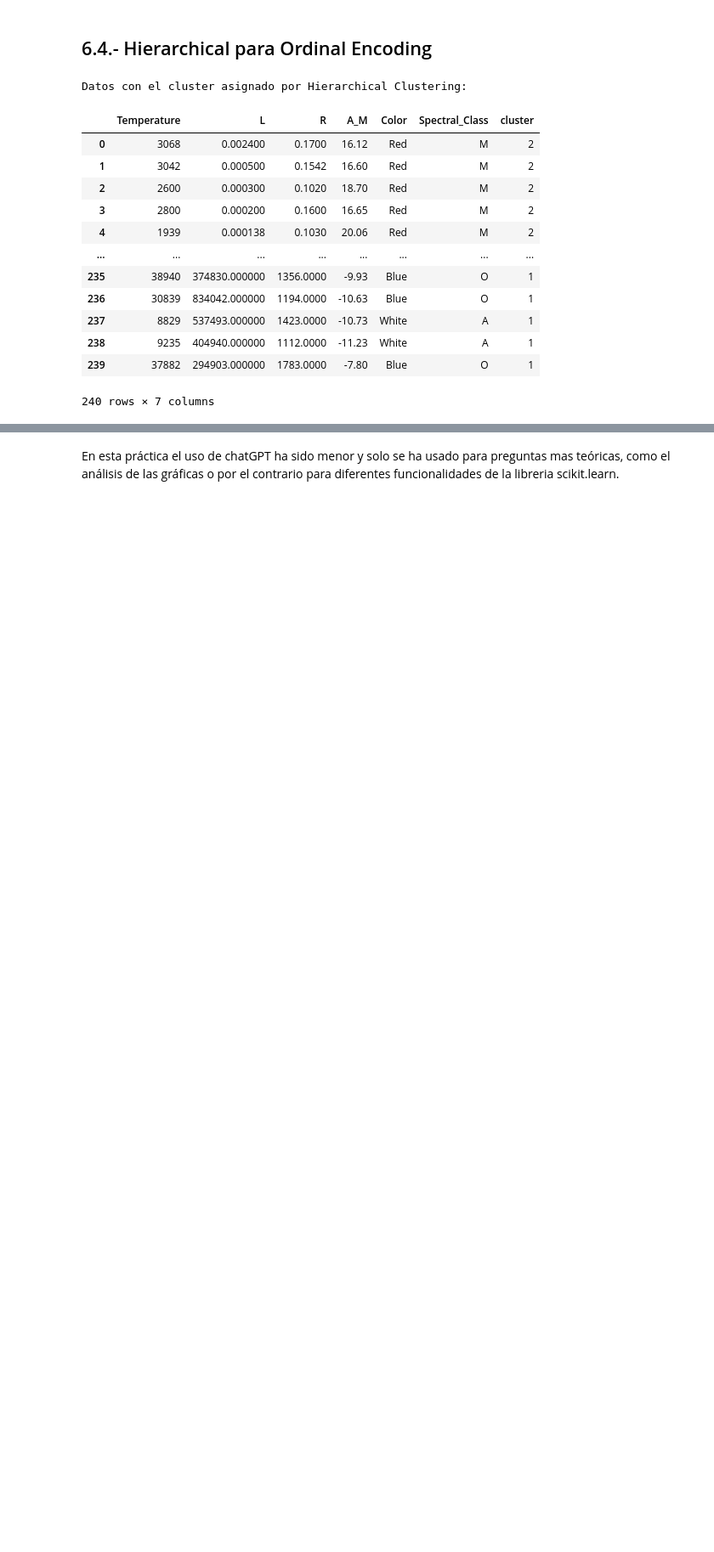
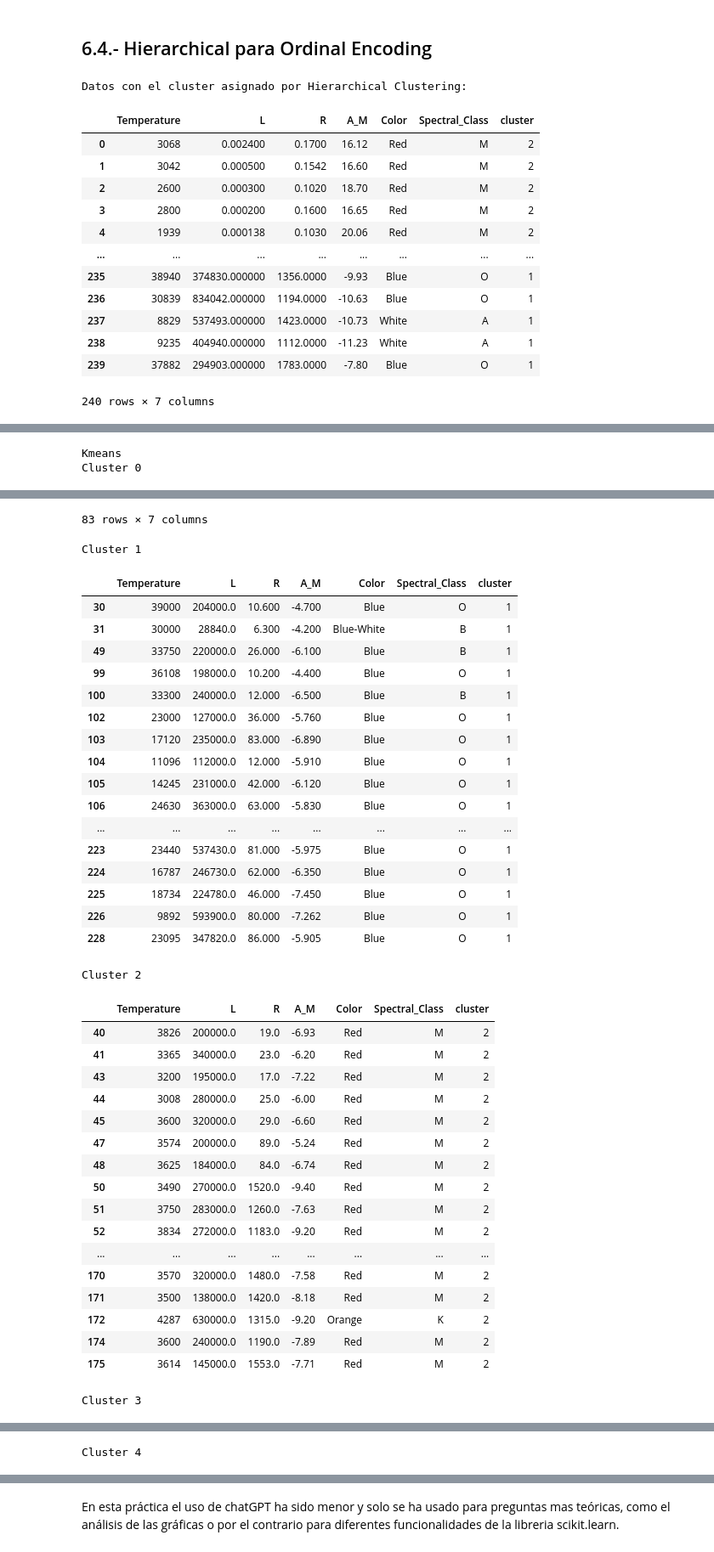
Before and after one commit to RaulCarrero02/G23.P2.100451286.100472334, a Jupyter notebook: kmean.ipynb, the cells around one changed output, grey strips where cells are left out. Shown at 85% size. Cells and saved outputs as stored; diff of their text form; code cells hidden in the pictures; blank space fills up the shorter version.

```diff
--- a/kmean.ipynb
+++ b/kmean.ipynb
@@ -1205,0 +1366,22 @@ En el caso de DBscan para la transformación de los datos en Ordinal Encoding es
+# %%
+
+# Kmeans
+print("Kmeans")
+for i in range(6):
+    print(f"Cluster {i}")
+    display(Kmeans_oe_df[Kmeans_oe_df['cluster'] == i])
+
+# Hierarchical Clustering
+print("Hierarchical Clustering")
+for i in range(6):
+    print(f"Cluster {i}")
+    display(hierarchical_oe_df[hierarchical_oe_df['cluster'] == i])
+
+# DBSCAN
+print("DBSCAN")
+for i in np.unique(dbscan_oe_df['cluster']):
+    print(f"Cluster {i}")
+    display(dbscan_oe_df[dbscan_oe_df['cluster'] == i])
+# %% [output]
+Kmeans
+Cluster 0
@@ -1205,0 +1400,38 @@ En el caso de DBscan para la transformación de los datos en Ordinal Encoding es
+83 rows × 7 columns
+Cluster 1
+|  | Temperature | L | R | A_M | Color | Spectral_Class | cluster |
+| 30 | 39000 | 204000.0 | 10.600 | -4.700 | Blue | O | 1 |
+| 31 | 30000 | 28840.0 | 6.300 | -4.200 | Blue-White | B | 1 |
+| 49 | 33750 | 220000.0 | 26.000 | -6.100 | Blue | B | 1 |
+| 99 | 36108 | 198000.0 | 10.200 | -4.400 | Blue | O | 1 |
+| 100 | 33300 | 240000.0 | 12.000 | -6.500 | Blue | B | 1 |
+| 102 | 23000 | 127000.0 | 36.000 | -5.760 | Blue | O | 1 |
+| 103 | 17120 | 235000.0 | 83.000 | -6.890 | Blue | O | 1 |
+| 104 | 11096 | 112000.0 | 12.000 | -5.910 | Blue | O | 1 |
+| 105 | 14245 | 231000.0 | 42.000 | -6.120 | Blue | O | 1 |
+| 106 | 24630 | 363000.0 | 63.000 | -5.830 | Blue | O | 1 |
+| ... | ... | ... | ... | ... | ... | ... | ... |
+| 223 | 23440 | 537430.0 | 81.000 | -5.975 | Blue | O | 1 |
+| 224 | 16787 | 246730.0 | 62.000 | -6.350 | Blue | O | 1 |
+| 225 | 18734 | 224780.0 | 46.000 | -7.450 | Blue | O | 1 |
+| 226 | 9892 | 593900.0 | 80.000 | -7.262 | Blue | O | 1 |
+| 228 | 23095 | 347820.0 | 86.000 | -5.905 | Blue | O | 1 |
+Cluster 2
+|  | Temperature | L | R | A_M | Color | Spectral_Class | cluster |
+| 40 | 3826 | 200000.0 | 19.0 | -6.93 | Red | M | 2 |
+| 41 | 3365 | 340000.0 | 23.0 | -6.20 | Red | M | 2 |
+| 43 | 3200 | 195000.0 | 17.0 | -7.22 | Red | M | 2 |
+| 44 | 3008 | 280000.0 | 25.0 | -6.00 | Red | M | 2 |
+| 45 | 3600 | 320000.0 | 29.0 | -6.60 | Red | M | 2 |
+| 47 | 3574 | 200000.0 | 89.0 | -5.24 | Red | M | 2 |
+| 48 | 3625 | 184000.0 | 84.0 | -6.74 | Red | M | 2 |
+| 50 | 3490 | 270000.0 | 1520.0 | -9.40 | Red | M | 2 |
+| 51 | 3750 | 283000.0 | 1260.0 | -7.63 | Red | M | 2 |
+| 52 | 3834 | 272000.0 | 1183.0 | -9.20 | Red | M | 2 |
+| ... | ... | ... | ... | ... | ... | ... | ... |
+| 170 | 3570 | 320000.0 | 1480.0 | -7.58 | Red | M | 2 |
+| 171 | 3500 | 138000.0 | 1420.0 | -8.18 | Red | M | 2 |
+| 172 | 4287 | 630000.0 | 1315.0 | -9.20 | Orange | K | 2 |
+| 174 | 3600 | 240000.0 | 1190.0 | -7.89 | Red | M | 2 |
+| 175 | 3614 | 145000.0 | 1553.0 | -7.71 | Red | M | 2 |
+Cluster 3
@@ -1205,0 +1455 @@ En el caso de DBscan para la transformación de los datos en Ordinal Encoding es
+Cluster 4
```
Also changed, not shown: parts of 27 cells of this notebook.
